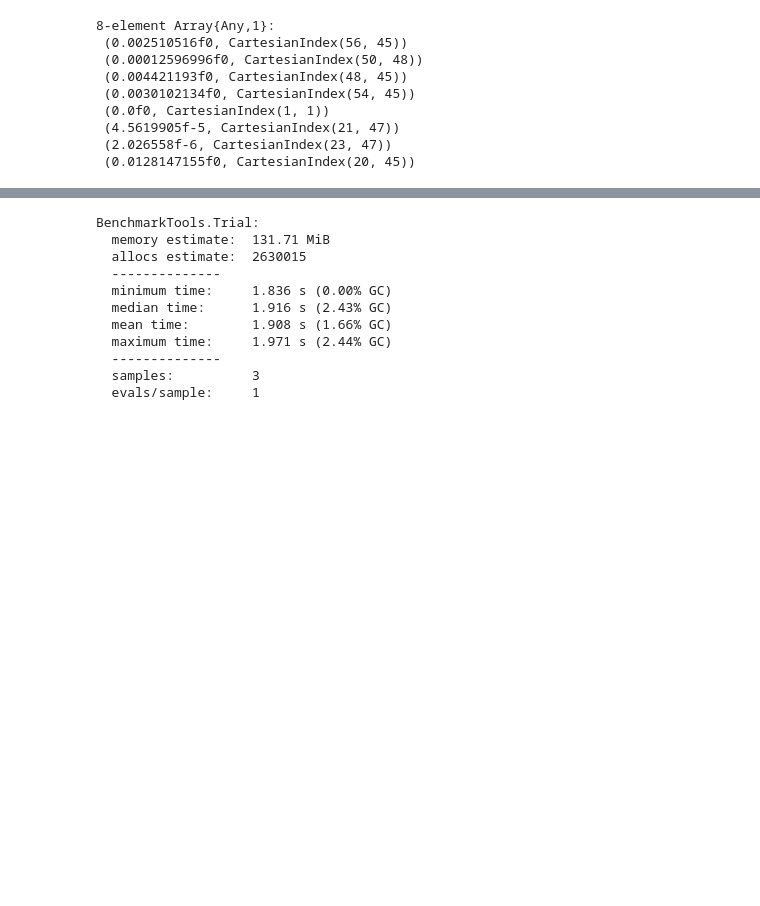
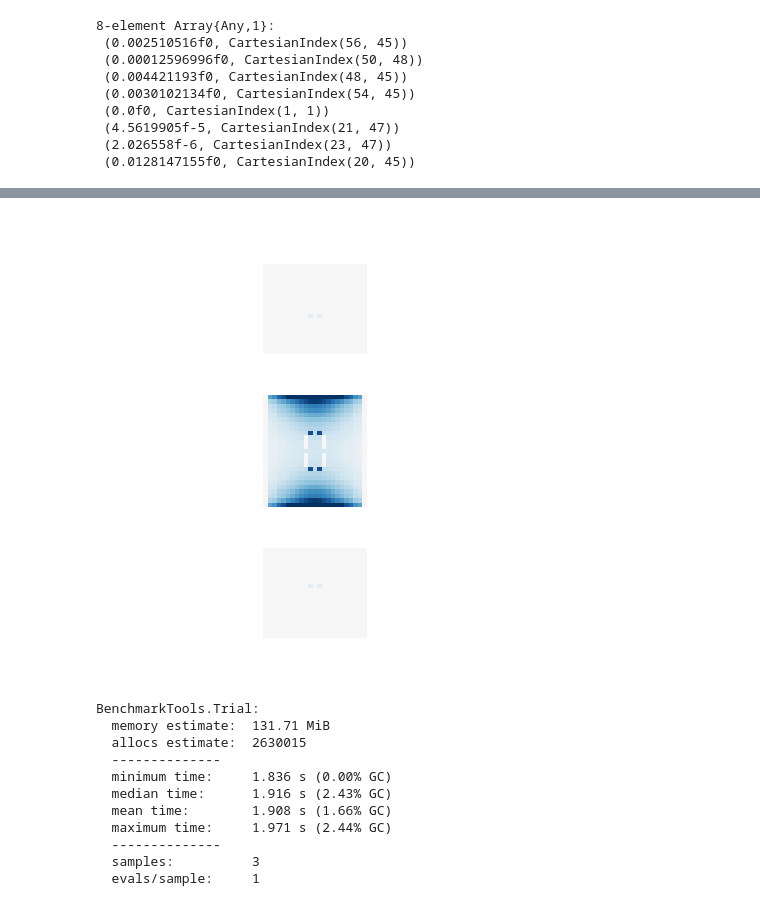
Before and after one commit to nialltc/MEngProject.jl, a Jupyter notebook: notebooks/eqAtEquil_dev_08_19.ipynb, the cells around one changed output, grey strips where cells are left out. Drawn from its saved outputs; the diff is of its cells as text; code cells hidden in the pictures; blank space fills up the shorter version.

```diff
--- a/notebooks/eqAtEquil_dev_08_19.ipynb
+++ b/notebooks/eqAtEquil_dev_08_19.ipynb
@@ -162,3 +166,7 @@ max_diff
+# %%
+Utils.plot_rb((sol_cpu[:,:,8,1,end] .- sol_eq10_cpu[:,:,8,1,end]) ./ sol_cpu[:,:,8,1,end])
+# %% [output]
+[figure, added]
 # %%
 # Solved eq from start
 # %%
```
Also changed, not shown: parts of 18 cells of this notebook, 5 other files.
